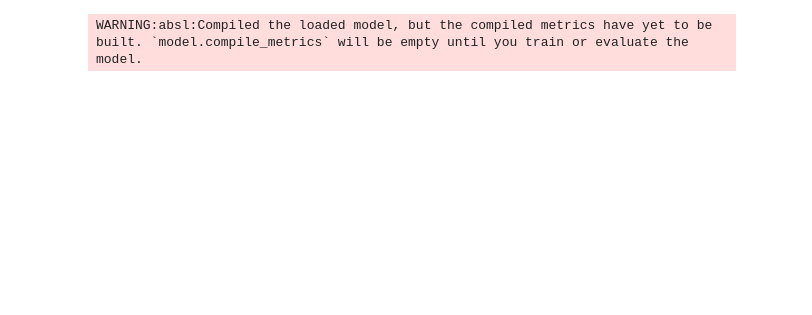
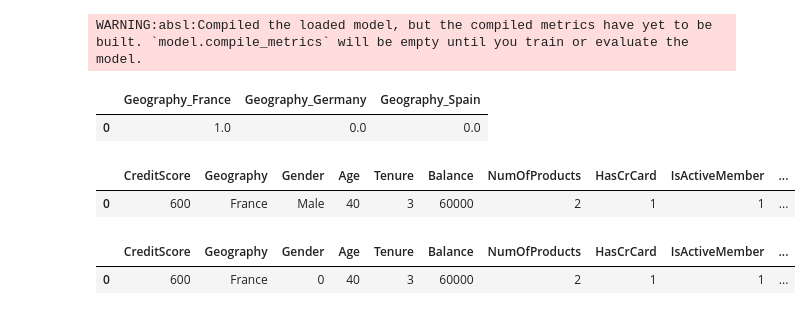
Before and after one commit to JapiKredi/RNN-classification, a Jupyter notebook: experiments.ipynb, the cells around one changed output. Saved outputs shown, nothing was run; the diff lists cells and outputs as text; code cells hidden in the pictures; blank space fills up the shorter version.

```diff
--- a/experiments.ipynb
+++ b/experiments.ipynb
@@ -257,3 +257,22 @@ input_data = {
 # %%
 geo_encoded = one_hot_encoder_Geography.transform([[input_data['Geography']]]).toarray()
 geo_encoded_df = pd.DataFrame(geo_encoded, columns=one_hot_encoder_Geography.get_feature_names_out(['Geography']))
+# %%
+geo_encoded_df
+# %% [output]
+|  | Geography_France | Geography_Germany | Geography_Spain |
+| 0 | 1.0 | 0.0 | 0.0 |
+# %%
+input_df=pd.DataFrame([input_data])
+input_df
+# %% [output]
+|  | CreditScore | Geography | Gender | Age | Tenure | Balance | NumOfProducts | HasCrCard | IsActiveMember | ... |
+| 0 | 600 | France | Male | 40 | 3 | 60000 | 2 | 1 | 1 | ... |
+# %%
+## Encode categorical variables
+#input_df['Gender']=label_encoder_gender.transform(input_df['Gender'])
+input_df['Gender'] = label_encoder_gender.fit_transform(input_df['Gender'])
+input_df
+# %% [output]
+|  | CreditScore | Geography | Gender | Age | Tenure | Balance | NumOfProducts | HasCrCard | IsActiveMember | ... |
+| 0 | 600 | France | 0 | 40 | 3 | 60000 | 2 | 1 | 1 | ... |
```
Also changed, not shown: 1 other file.
